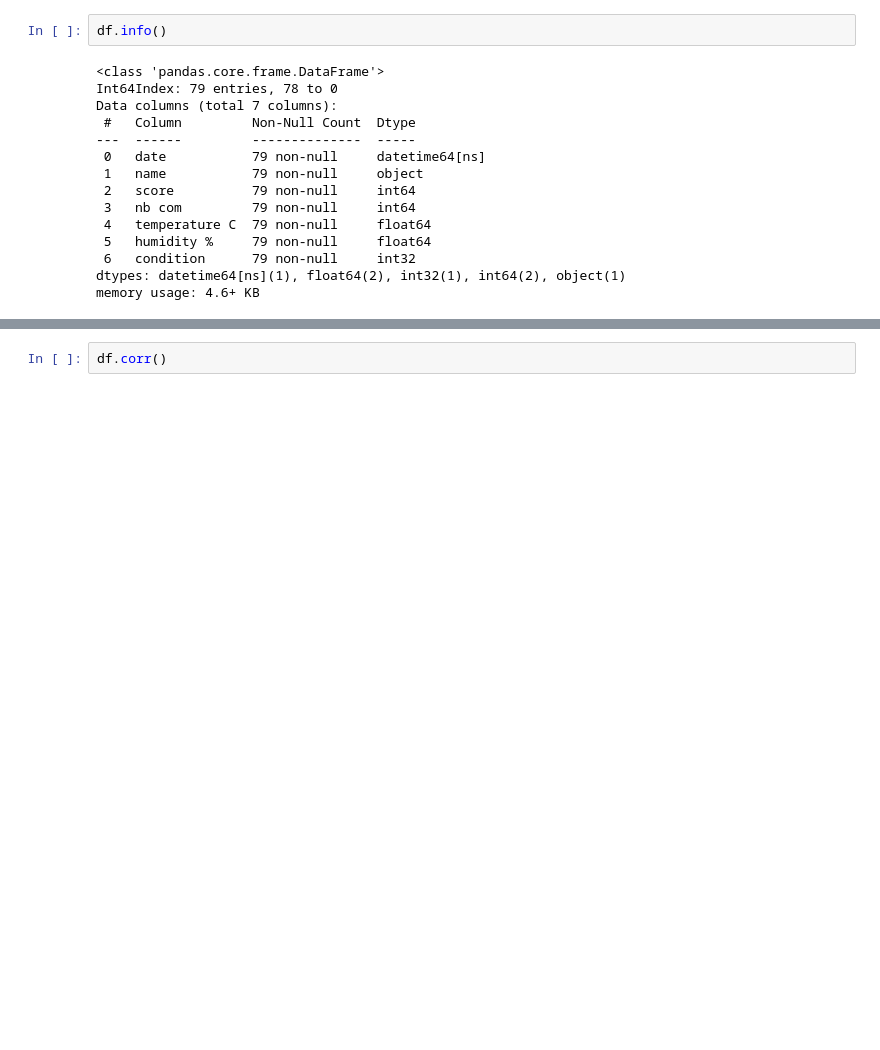
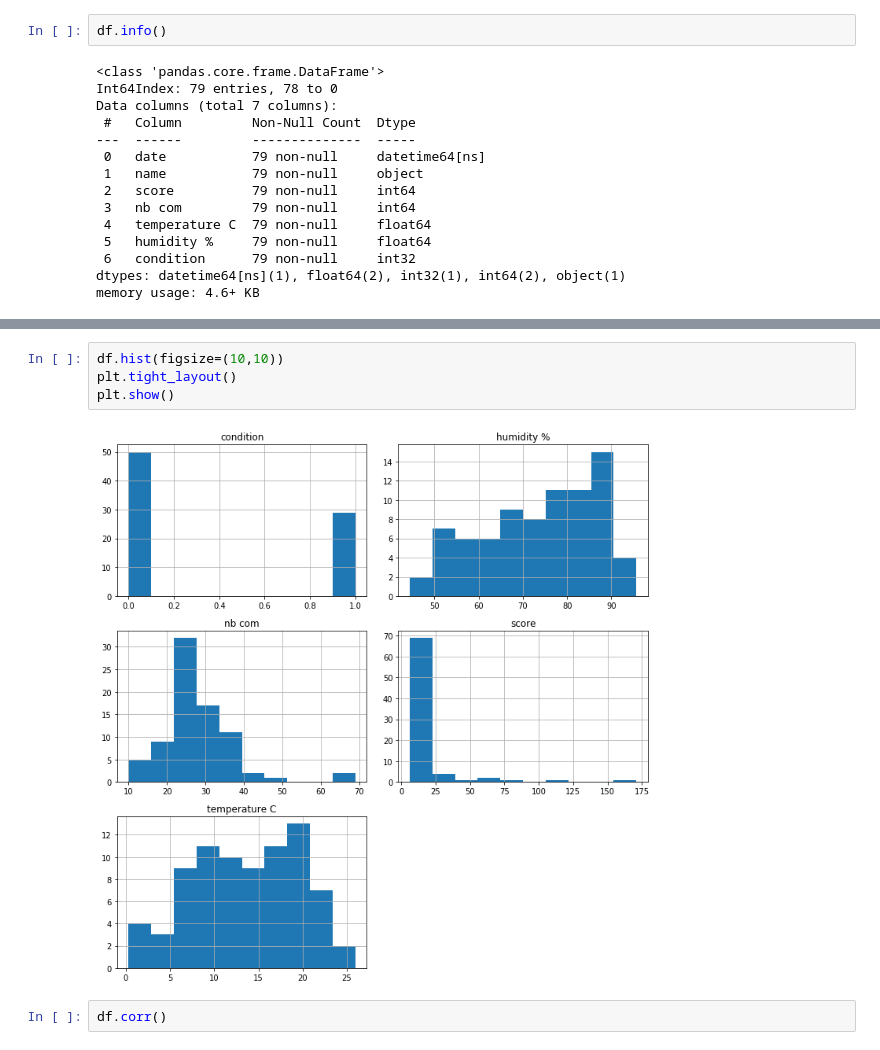
Before and after one commit to tjohanne42/MeteoReddit, a Jupyter notebook: analyse.ipynb, the cells around one changed output, grey strips where cells are left out. Cells and saved outputs as stored; diff of their text form; blank space fills up the shorter version.

```diff
--- a/analyse.ipynb
+++ b/analyse.ipynb
@@ -54,3 +62,9 @@ NameError: name 'df' is not defined
+# %%
+df.hist(figsize=(10,10))
+plt.tight_layout()
+plt.show()
+# %% [output]
+[figure, added]
 # %%
 df.corr()
 # %% [output]
```
Also changed, not shown: parts of 1 cell of this notebook, 3 other files.
